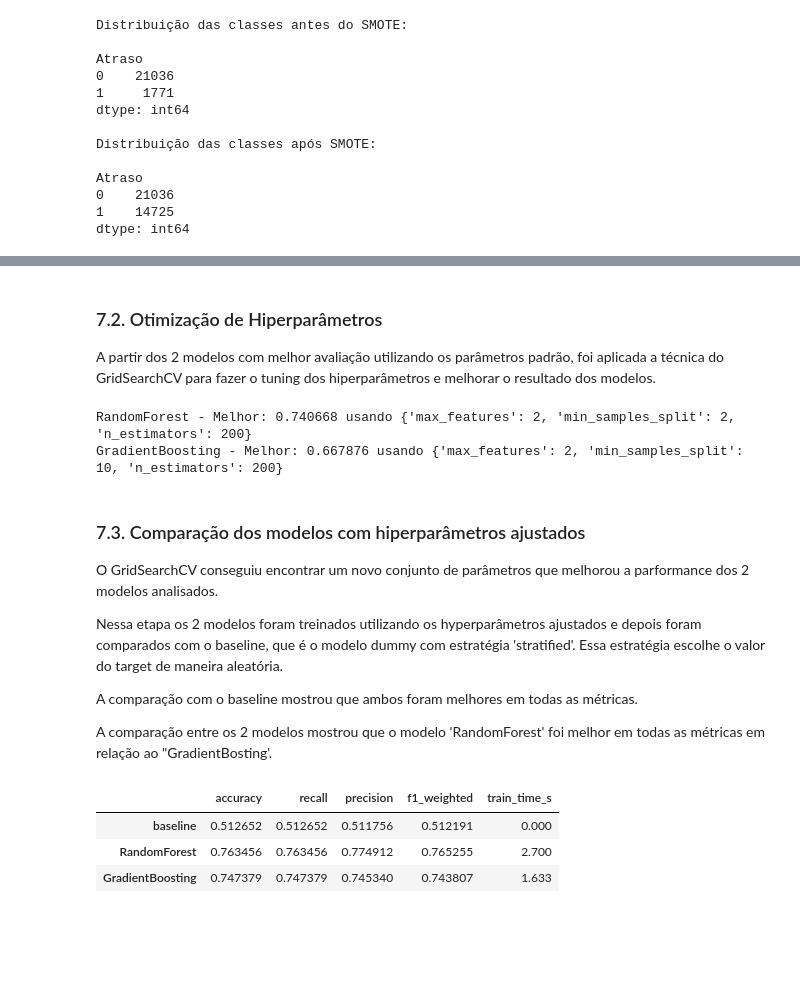
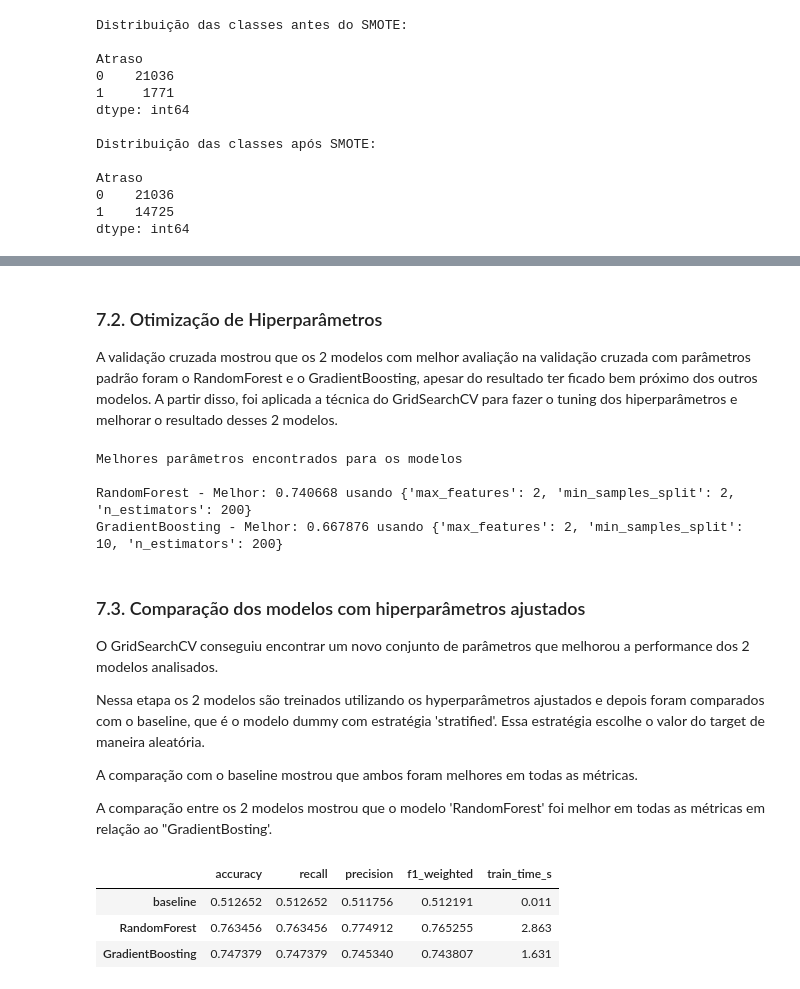
Before and after one commit to marcos-vmiranda/pos-pucrj-mvp, a Jupyter notebook: MVP_ML_MarcosMiranda.ipynb, the cells around one changed output, grey strips where cells are left out. Drawn from its saved outputs; the diff is of its cells as text; code cells hidden in the pictures; blank space fills up the shorter version.

```diff
--- a/MVP_ML_MarcosMiranda.ipynb
+++ b/MVP_ML_MarcosMiranda.ipynb
@@ -233,7 +242,6 @@ O dataset foi obtido a partir de uma extração do banco de dados corporativo de
 - Atraso: variável target, sendo 0 (não atrasou mais que 30 minutos) ou 1 (atrasou mais que 30 minutos)
 # %%
-#url = "https://github.com/marcos-vmiranda/pos-pucrj-mvp/blob/732bb70e9d90a4ebeac4e71f7ed4a645f6147fb6/atrasos_tratados.csv?raw=true"
-url = "c:/pos/MVP1/atrasos_tratados.csv"
+url = "https://github.com/marcos-vmiranda/pos-pucrj-mvp/blob/f800d92246b36e4a363c6f9381ec07ff428c2b31/atrasos_tratados.csv?raw=true"
 
 # Lê o arquivo
 dataset = pd.read_csv(url, delimiter=',')
@@ -470,13 +494,13 @@ kfold = StratifiedKFold(n_splits=5, shuffle=True, random_state=seed)
 
 results = []
 names = []
-
+print("Resultado da validação cruzada para cada modelo: média e desvio padrão\n")
 # Executando os pipelines
 for name, model in pipelines:
     cv_results = cross_val_score(model, X_train, y_train, cv=kfold, scoring=scoring)
     results.append(cv_results)
     names.append(name)
-    msg = "%s: %.3f (%.3f)" % (name, cv_results.mean(), cv_results.std()) # formatando para 3 casas decimais
+    msg = "%s: %.3f e %.3f" % (name, cv_results.mean(), cv_results.std()) # formatando para 3 casas decimais
     print(msg)
 
 # Boxplot de comparação dos modelos
@@ -500,15 +525,17 @@ GradientBoosting: 0.663 (0.005)
 
 ### 7.2. Otimização de Hiperparâmetros
 
-A partir dos 2 modelos com melhor avaliação utilizando os parâmetros padrão, foi aplicada a técnica do GridSearchCV para fazer o tuning dos hiperparâmetros e melhorar o resultado dos modelos.
+A validação cruzada mostrou que os 2 modelos com melhor avaliação na validação cruzada com parâmetros padrão foram o RandomForest e o GradientBoosting, apesar do resultado ter ficado bem próximo dos outros modelos.
+A partir disso, foi aplicada a técnica do GridSearchCV para fazer o tuning dos hiperparâmetros e melhorar o resultado desses 2 modelos.
 # %%
 
-pipelines = criar_pipelines(['RandomForest','GradientBoosting']) # cria pipelines para os modelos escolhidos
+pipelines = criar_pipelines(['RandomForest','GradientBoosting'], 'MinMaxScaler') # cria pipelines para os modelos escolhidos
 
 best_params = {} # dicionário para armazenar os melhores parâmetros de cada modelo
+print("\nMelhores parâmetros encontrados para os modelos\n")
 # Prepara e executa o GridSearchCV
 for name, model in pipelines:
-    param_grid = get_hiperparametros(name)
+    param_grid = get_hiperparametros(name) #Obtém os hiperparâmetros a serem otimizados
     grid = GridSearchCV(estimator=model, param_grid=param_grid, scoring=scoring, cv=kfold)
     grid.fit(X_train, y_train)
     # Armazena os melhores parâmetros num dicionário best_params para uso no posterior
@@ -518,14 +545,16 @@ for name, model in pipelines:
     # imprime a melhor configuração
     print("%s - Melhor: %f usando %s" % (name, grid.best_score_, best_params[name]))
 # %% [output]
+Melhores parâmetros encontrados para os modelos
+
 RandomForest - Melhor: 0.740668 usando {'max_features': 2, 'min_samples_split': 2, 'n_estimators': 200}
 GradientBoosting - Melhor: 0.667876 usando {'max_features': 2, 'min_samples_split': 10, 'n_estimators': 200}
 # %% [markdown]
 ### 7.3. Comparação dos modelos com hiperparâmetros ajustados
 
-O GridSearchCV conseguiu encontrar um novo conjunto de parâmetros que melhorou a parformance dos 2 modelos analisados.
+O GridSearchCV conseguiu encontrar um novo conjunto de parâmetros que melhorou a performance dos 2 modelos analisados.
 
-Nessa etapa os 2 modelos foram treinados utilizando os hyperparâmetros ajustados e depois foram comparados com o baseline, que é o modelo dummy com estratégia 'stratified'. Essa estratégia escolhe o valor do target de maneira aleatória.
+Nessa etapa os 2 modelos são treinados utilizando os hyperparâmetros ajustados e depois foram comparados com o baseline, que é o modelo dummy com estratégia 'stratified'. Essa estratégia escolhe o valor do target de maneira aleatória.
 
 A comparação com o baseline mostrou que ambos foram melhores em todas as métricas.
 
@@ -533,37 +562,38 @@ A comparação entre os 2 modelos mostrou que o modelo 'RandomForest' foi melhor
 # %%
 pipelines = criar_pipelines(['RandomForest','GradientBoosting'],"MinMaxScaler",best_params) # cria pipelines para os modelos escolhidos
 
 results = {}
 
 # Instanciando o normalizador MinMaxScaler
 min_max_scaler = ('MinMaxScaler', MinMaxScaler())
 
 # Instanciando o classificador baseline (dummy)
 baseline = DummyClassifier(strategy="stratified", random_state=seed)
+pipeBaseline = Pipeline([min_max_scaler,('DummyClassifier', baseline)])
 t0 = time.time()
-baseline.fit(X_train, y_train)
+pipeBaseline.fit(X_train, y_train)
 t1 = time.time()
-y_pred = baseline.predict(X_test)
-proba = baseline.predict_proba(X_test) if hasattr(baseline, "predict_proba") else None
+y_pred = pipeBaseline.predict(X_test)
+proba = pipeBaseline.predict_proba(X_test) if hasattr(pipeBaseline, "predict_proba") else None
 results["baseline"] = avaliar_classificacao(y_test, y_pred, proba)
 results["baseline"]["train_time_s"] = round(t1 - t0, 3)
 
 # Executando os pipelines
 for name, pipe in pipelines:
     t0 = time.time()
     pipe.fit(X_train, y_train)
     t1 = time.time()
     y_pred = pipe.predict(X_test)
     proba = pipe.predict_proba(X_test) if hasattr(pipe, "predict_proba") else None
     results[name] = avaliar_classificacao(y_test, y_pred, proba)
     results[name]["train_time_s"] = round(t1 - t0, 3)
 
 pd.DataFrame(results).T
 # %% [output]
 |  | accuracy | recall | precision | f1_weighted | train_time_s |
-| baseline | 0.512652 | 0.512652 | 0.511756 | 0.512191 | 0.000 |
-| RandomForest | 0.763456 | 0.763456 | 0.774912 | 0.765255 | 2.700 |
-| GradientBoosting | 0.747379 | 0.747379 | 0.745340 | 0.743807 | 1.633 |
+| baseline | 0.512652 | 0.512652 | 0.511756 | 0.512191 | 0.011 |
+| RandomForest | 0.763456 | 0.763456 | 0.774912 | 0.765255 | 2.863 |
+| GradientBoosting | 0.747379 | 0.747379 | 0.745340 | 0.743807 | 1.631 |
 # %% [markdown]
 ### 7.4. Análise da matriz de confusão
 
```
Also changed, not shown: parts of 30 cells of this notebook, 2 other files.
